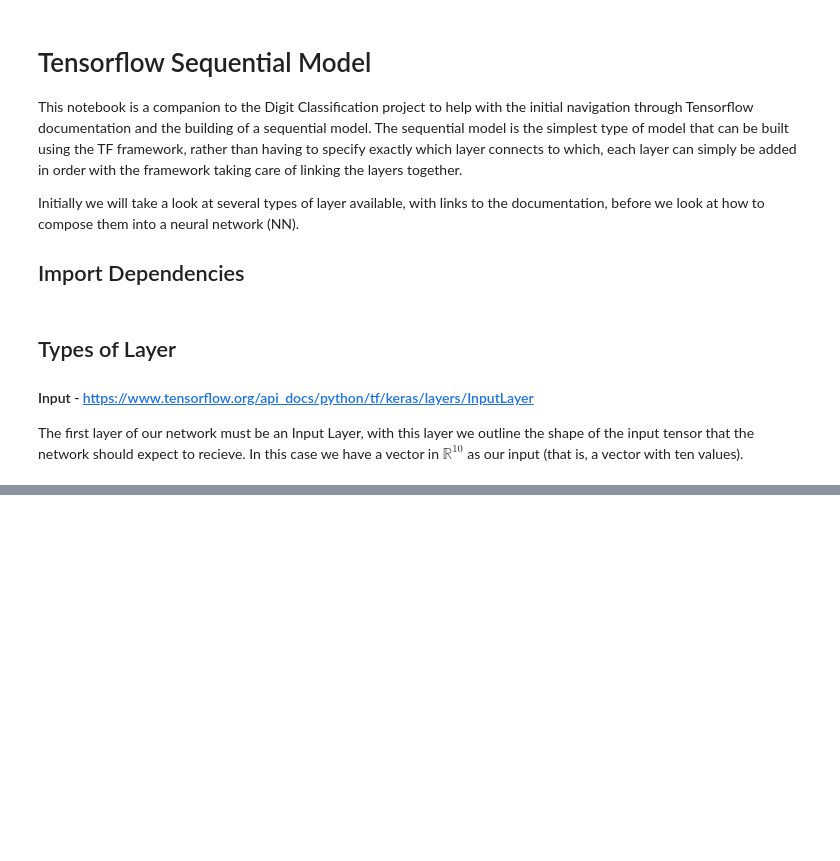
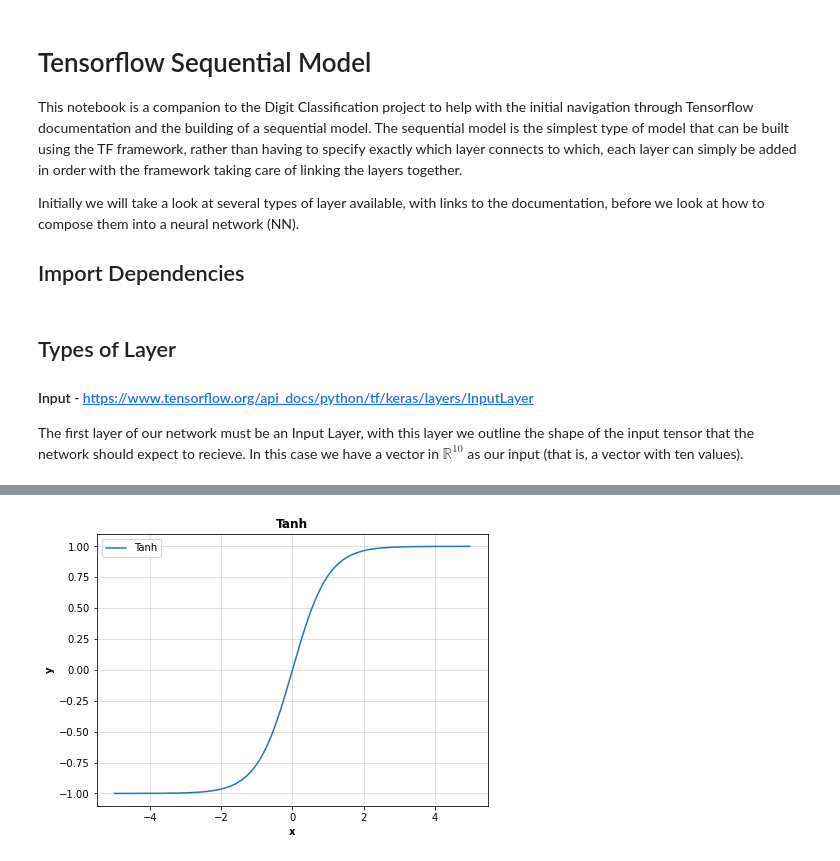
Before and after one commit to AerialArmourAquisition/Machine_Learning, a Jupyter notebook: Project_1/Tensorflow_Sequential_Model.ipynb, the cells around one changed output, grey strips where cells are left out. Cells and saved outputs as stored; diff of their text form; code cells hidden in the pictures; blank space fills up the shorter version.

```diff
--- a/Project_1/Tensorflow_Sequential_Model.ipynb
+++ b/Project_1/Tensorflow_Sequential_Model.ipynb
@@ -29,0 +34,4 @@ The creation of a few different dense layers can be done as follows (this is not
+# %%
+Activation_Examples.tanh_activation()
+# %% [output]
+[figure, added]
```
Also changed, not shown: parts of 6 cells of this notebook, 1 other file.
